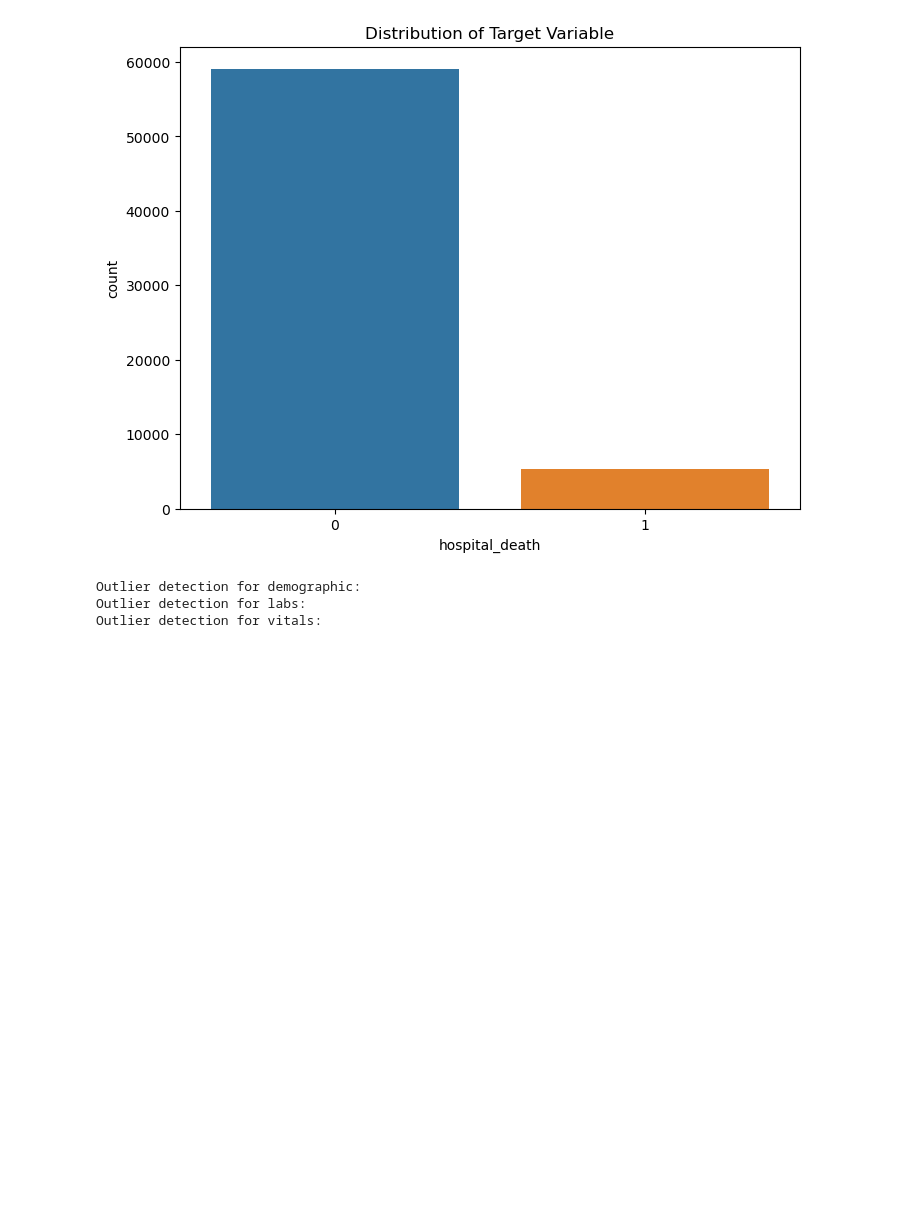
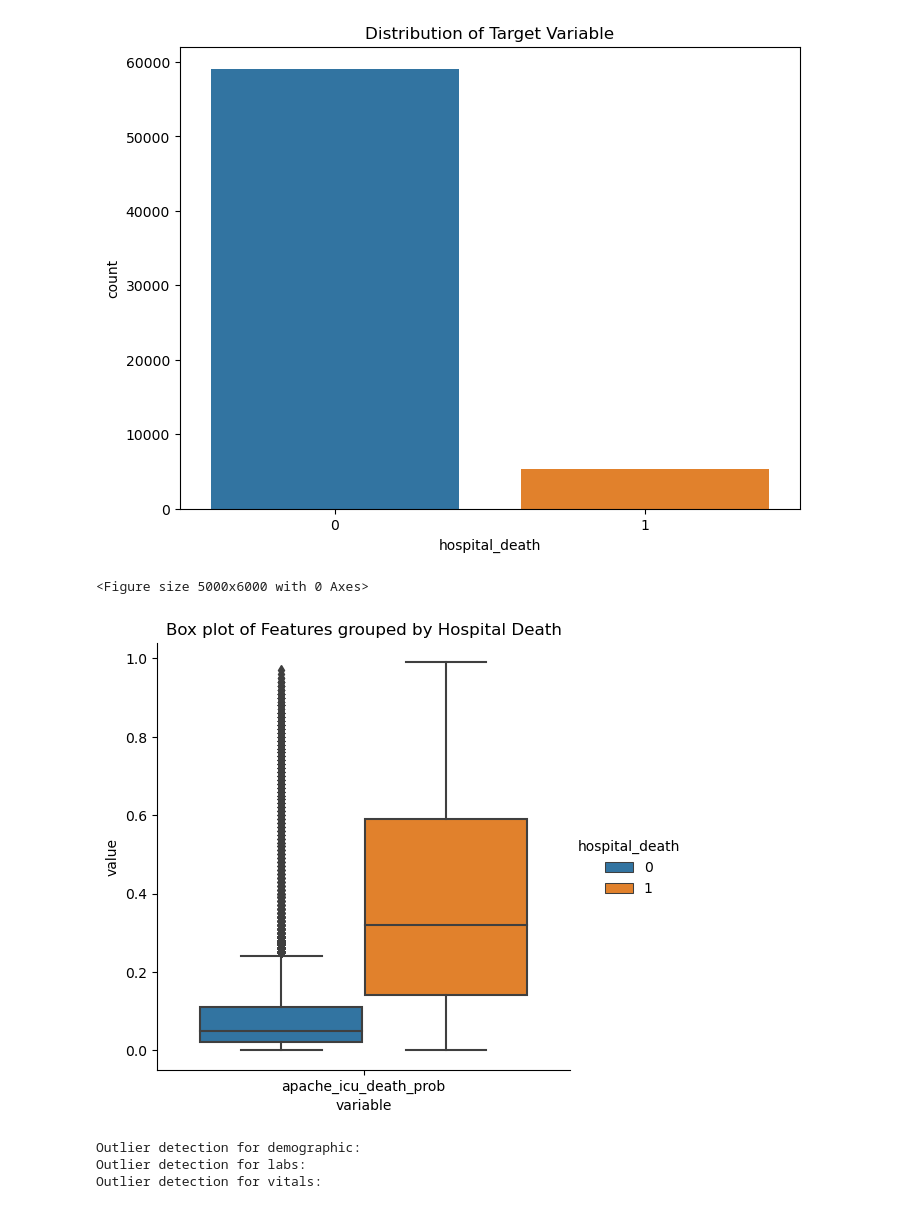
Before and after one commit to xin-cheng-ds/EHR_record, a Jupyter notebook: EHR.ipynb, the cells around one changed output. Cells and saved outputs as stored; diff of their text form; code cells hidden in the pictures; blank space fills up the shorter version.

```diff
--- a/EHR.ipynb
+++ b/EHR.ipynb
@@ -114,6 +115,21 @@ def plot_target_distribution(df, target_column):
 plot_target_distribution(demographic_train, 'hospital_death')
 # %% [output]
 [figure]
+# %%
+# Melting the DataFrame to make it suitable for Seaborn plotting
+import pandas as pd
+df_melted = pd.melt(demographic_train, id_vars=['hospital_death'], value_vars=[
+ 'apache_icu_death_prob'])
+
+plt.figure(figsize=(50, 60))
+sns.catplot(x='variable', y='value', hue='hospital_death', kind='box', data=df_melted)
+plt.xticks(fontsize=10)
+plt.title('Box plot of Features grouped by Hospital Death')
+plt.savefig('img/apache_score_in_two_targets.png')
+plt.show()
+# %% [output]
+<Figure size 5000x6000 with 0 Axes>
+[figure, added]
 # %%
 def detect_outliers(dataframes, names):
     """
```
Also changed, not shown: parts of 20 cells of this notebook.
